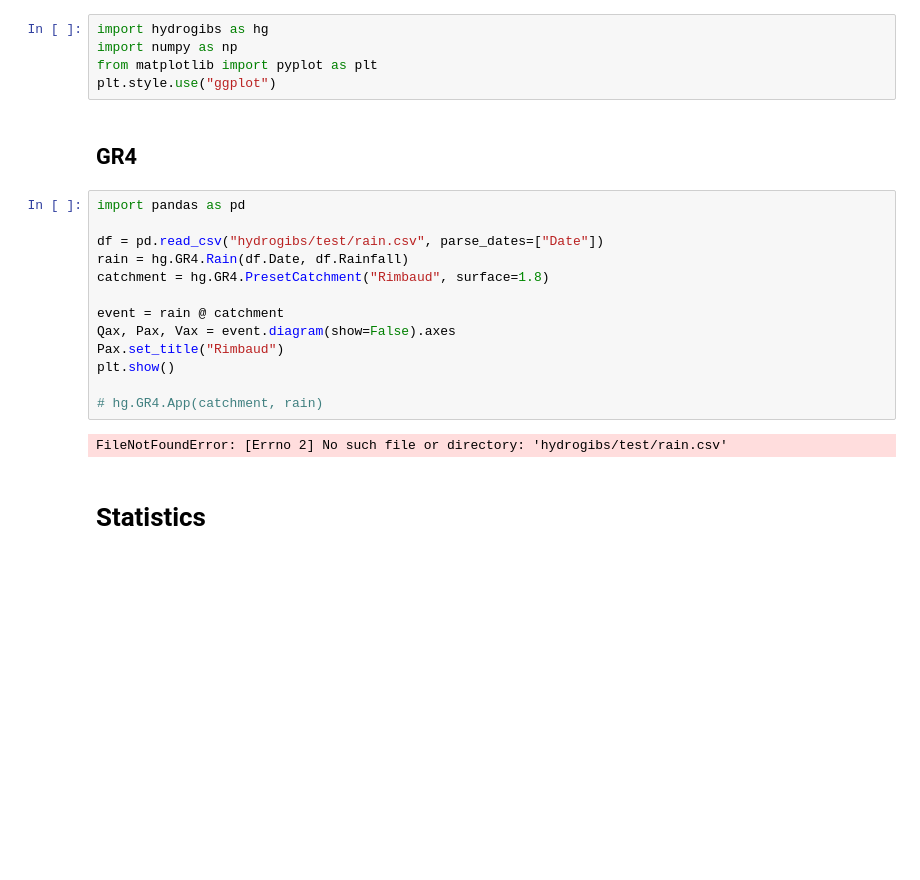
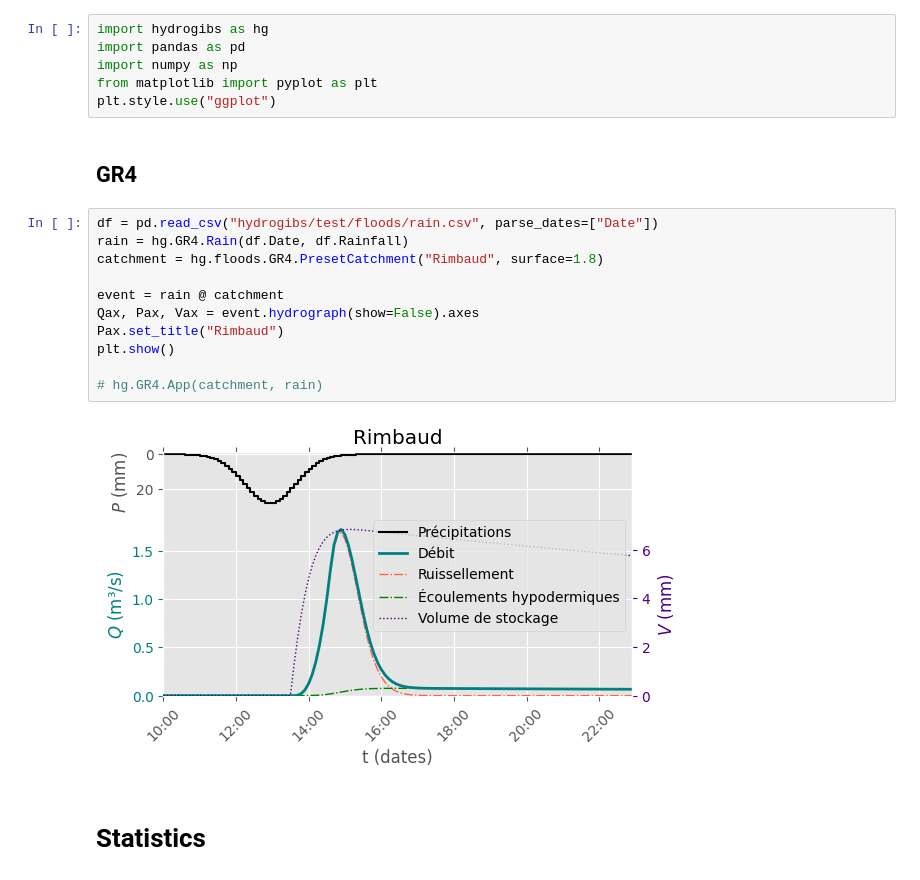
Before and after one commit to giboul/Hydrogibs, a Jupyter notebook: examples.ipynb, the cells around one changed output. Drawn from its saved outputs; the diff is of its cells as text; blank space fills up the shorter version.

```diff
--- a/examples.ipynb
+++ b/examples.ipynb
@@ -1,25 +1,24 @@
 # %%
 import hydrogibs as hg
+import pandas as pd
 import numpy as np
 from matplotlib import pyplot as plt
 plt.style.use("ggplot")
 # %% [markdown]
 ## GR4
 # %%
-import pandas as pd
-
-df = pd.read_csv("hydrogibs/test/rain.csv", parse_dates=["Date"])
+df = pd.read_csv("hydrogibs/test/floods/rain.csv", parse_dates=["Date"])
 rain = hg.GR4.Rain(df.Date, df.Rainfall)
-catchment = hg.GR4.PresetCatchment("Rimbaud", surface=1.8)
+catchment = hg.floods.GR4.PresetCatchment("Rimbaud", surface=1.8)
 
 event = rain @ catchment
-Qax, Pax, Vax = event.diagram(show=False).axes
+Qax, Pax, Vax = event.hydrograph(show=False).axes
 Pax.set_title("Rimbaud")
 plt.show()
 
 # hg.GR4.App(catchment, rain)
 # %% [output]
-FileNotFoundError: [Errno 2] No such file or directory: 'hydrogibs/test/rain.csv'
+[figure, added]
 # %% [markdown]
 # Statistics
 # %%
```
Also changed, not shown: parts of 4 cells of this notebook, 20 other files.
